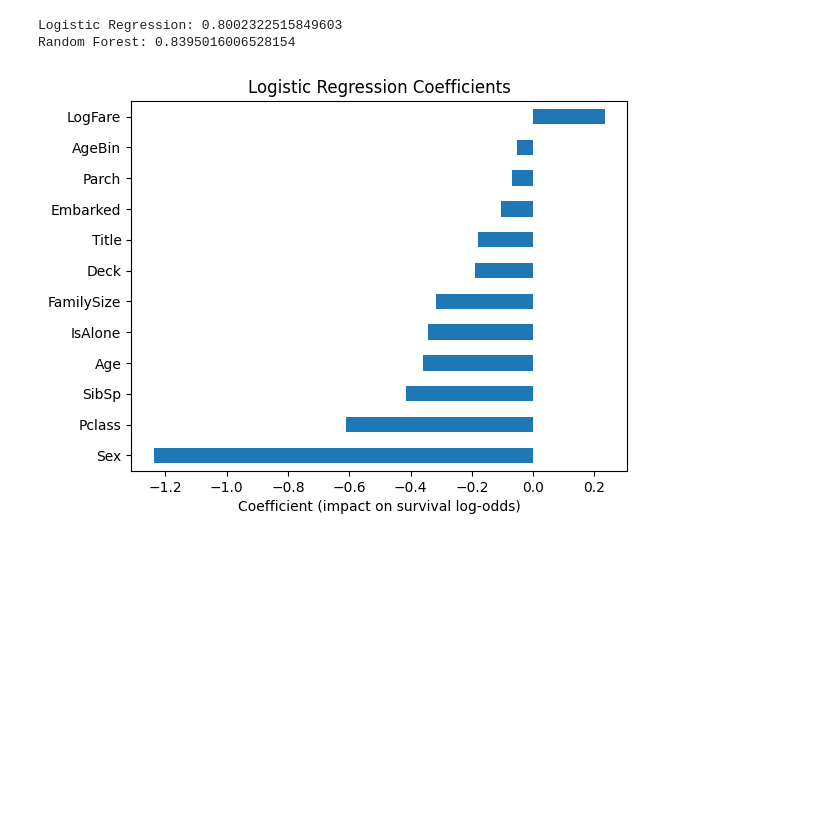
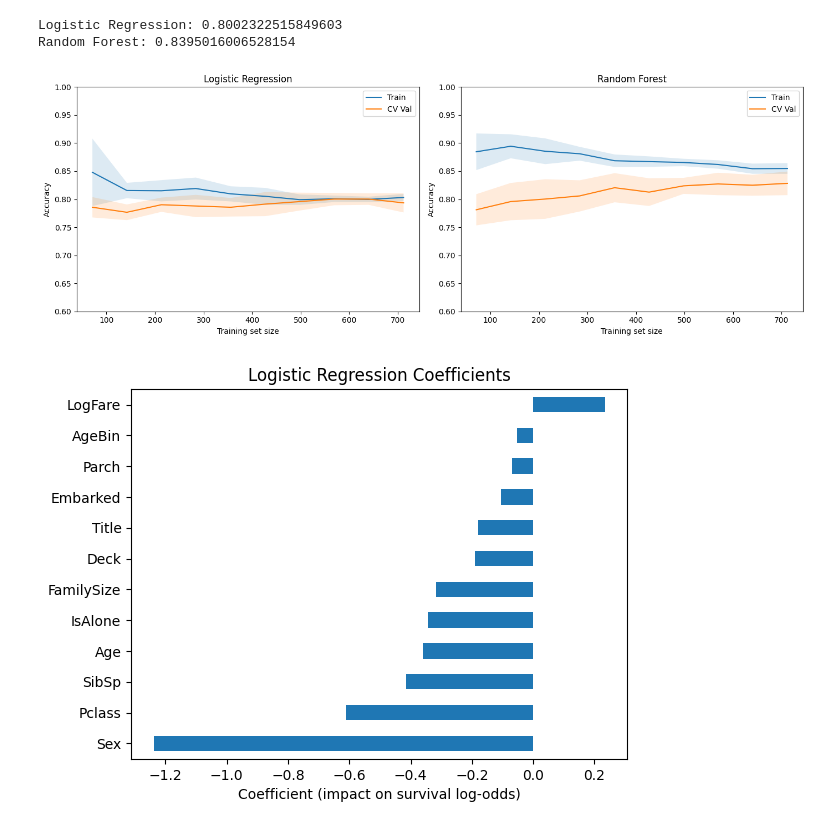
Before and after one commit to nh-nhathoang/titanic-survival-classification, a Jupyter notebook: main.ipynb, the cells around one changed output. Saved outputs shown, nothing was run; the diff lists cells and outputs as text; code cells hidden in the pictures; blank space fills up the shorter version.

Commit message:
add learning curves

```diff
--- a/main.ipynb
+++ b/main.ipynb
@@ -331,6 +331,42 @@ submission_rf = pd.DataFrame({
 })
 
 submission_rf.to_csv("submission_rf.csv", index=False)
+# %%
+from sklearn.model_selection import learning_curve
+
+fig, axes = plt.subplots(1, 2, figsize=(14, 5))
+
+models = {
+    "Logistic Regression": grid_search.best_estimator_,
+    "Random Forest": rf_grid.best_estimator_,
+}
+
+for ax, (name, model) in zip(axes, models.items()):
+    train_sizes, train_scores, val_scores = learning_curve(
+        model, X_train_scaled, y_train,
+        cv=5, scoring="accuracy",
+        train_sizes=np.linspace(0.1, 1.0, 10),
+        shuffle=True, random_state=42
+    )
+    train_mean = train_scores.mean(axis=1)
+    val_mean   = val_scores.mean(axis=1)
+    train_std  = train_scores.std(axis=1)
+    val_std    = val_scores.std(axis=1)
+
+    ax.plot(train_sizes, train_mean, label="Train")
+    ax.plot(train_sizes, val_mean,   label="CV Val")
+    ax.fill_between(train_sizes, train_mean - train_std, train_mean + train_std, alpha=0.15)
+    ax.fill_between(train_sizes, val_mean   - val_std,   val_mean   + val_std,   alpha=0.15)
+    ax.set_title(name)
+    ax.set_xlabel("Training set size")
+    ax.set_ylabel("Accuracy")
+    ax.legend()
+    ax.set_ylim(0.6, 1.0)
+
+plt.tight_layout()
+plt.show()
+# %% [output]
+[figure, added]
 # %%
 # which features are important
 coef = pd.Series(model.coef_[0], index=X_train.columns).sort_values()
```
